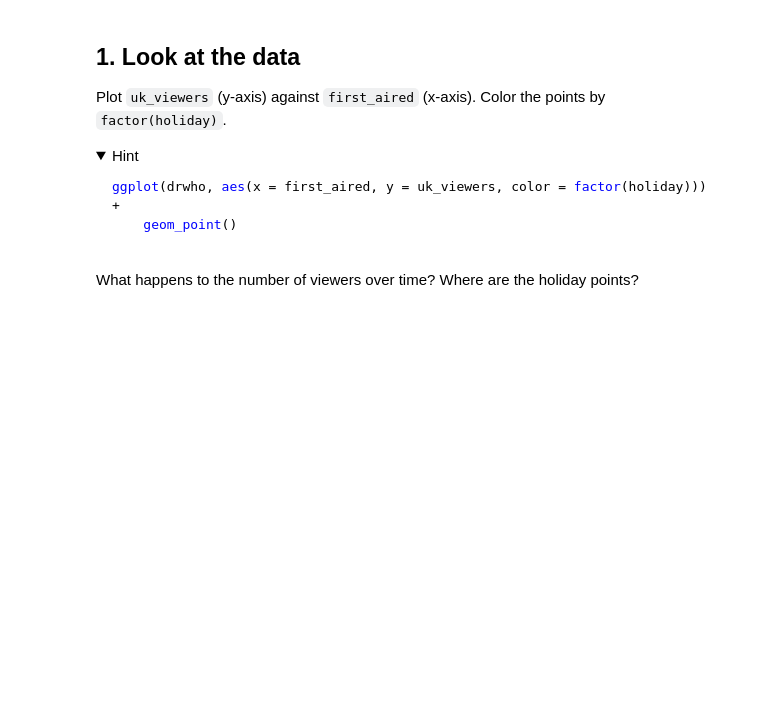
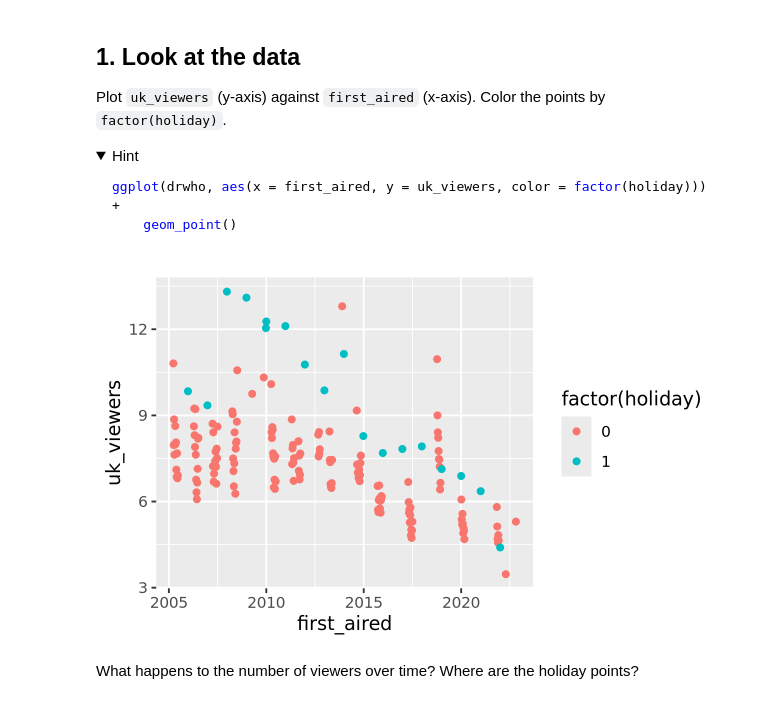
Before and after one commit to flocheung/bios512, a Jupyter notebook: exercises/12-drwho-exercise.ipynb, the cells around one changed output. Cells and saved outputs as stored; diff of their text form; code cells hidden in the pictures; folded sections open; blank space fills up the shorter version.

Commit message:
complete exercises/12-drwho-exercise.ipynb

````diff
--- a/exercises/12-drwho-exercise.ipynb
+++ b/exercises/12-drwho-exercise.ipynb
@@ -54,6 +58,10 @@ ggplot(drwho, aes(x = first_aired, y = uk_viewers, color = factor(holiday))) +
 ```
 
 </details>
+# %%
+ggplot(drwho, aes(first_aired, uk_viewers, color = factor(holiday))) + geom_point()
+# %% [output]
+[figure, added]
 # %% [markdown]
 What happens to the number of viewers over time? Where are the holiday points?
 # %% [markdown]
````
Also changed, not shown: parts of 6 cells of this notebook.
